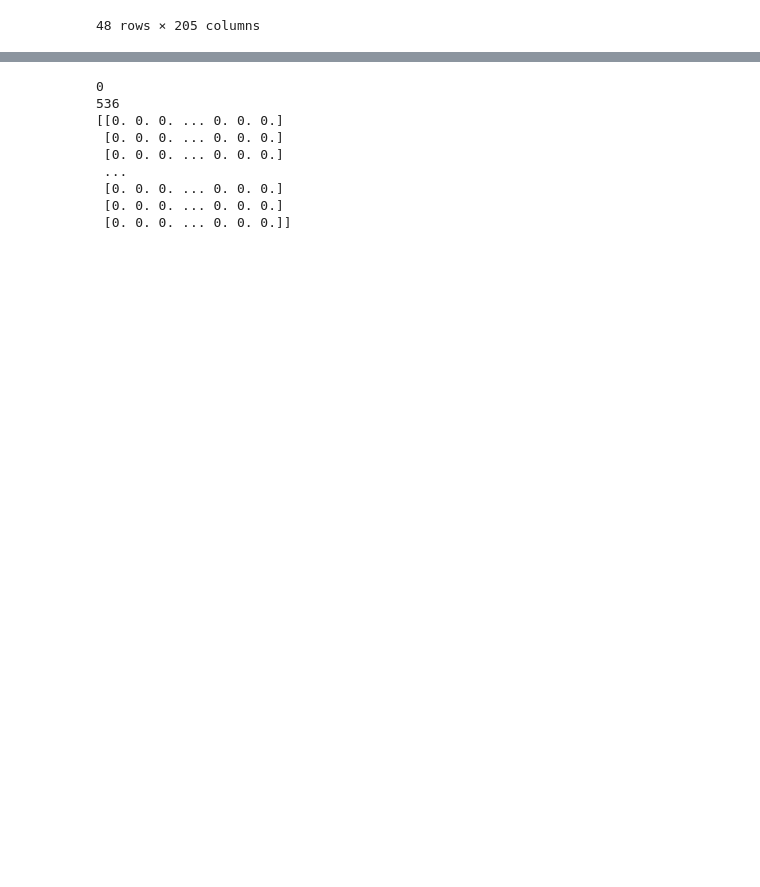
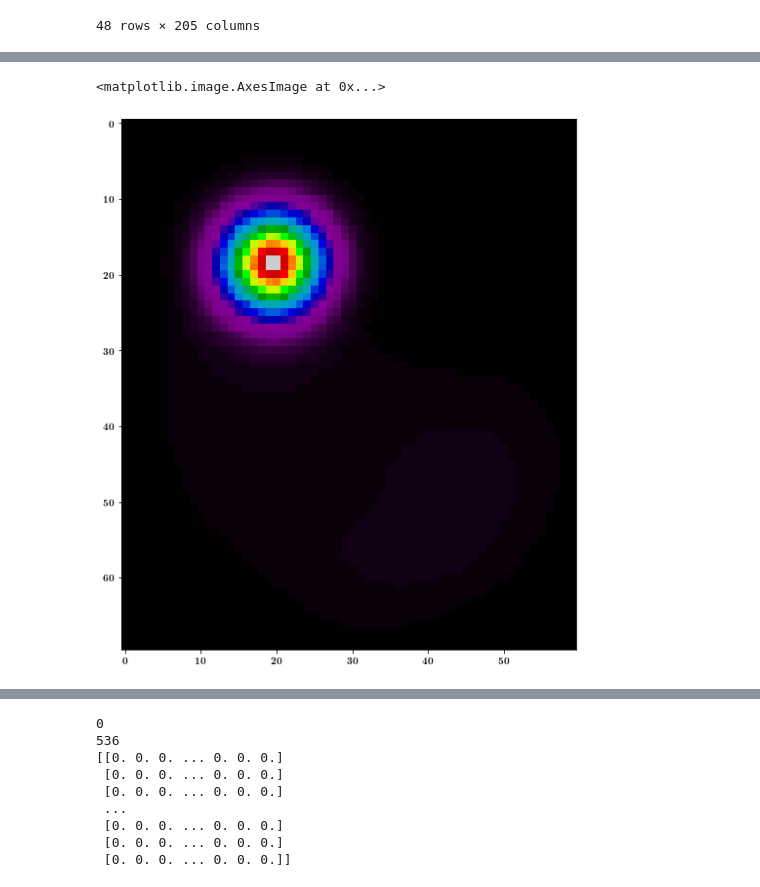
Before and after one commit to makes/plasma-dsp2022, a Jupyter notebook: makes-sandbox.ipynb, the cells around one changed output, grey strips where cells are left out. Saved outputs shown, nothing was run; the diff lists cells and outputs as text; code cells hidden in the pictures; blank space fills up the shorter version.

```diff
--- a/makes-sandbox.ipynb
+++ b/makes-sandbox.ipynb
@@ -337,0 +372,3 @@ cutout = flat_transformed[:, 256, :]
+# %%
+def get_projection(f, axis=1):
+    return np.sum(f, axis=axis)
@@ -337,0 +386,23 @@ cutout = flat_transformed[:, 256, :]
+# %%
+# https://stackoverflow.com/a/54571830/287954
+def trim_array(arr, mask):
+    bounding_box = tuple(
+        slice(np.min(indexes), np.max(indexes) + 1)
+        for indexes in np.where(mask))
+    return arr[bounding_box]
+
+def get_bbox(arr, mask):
+    bounding_box = tuple((np.min(indexes), np.max(indexes) + 1)
+        for indexes in np.where(mask))
+    return bounding_box
+
+t = trim_array(flat_transformed, flat_transformed != 0)
+peak = find_peak_f_coordinates(t)
+#cutout = slice_cutout(t, peak, axis=0)
+projection = get_projection(t, axis=2)
+fig, ax = plt.subplots(figsize=(10, 10))
+# cmaps: nipy_spectral, gist_stern, gist_ncar, turbo
+plt.imshow(projection, cmap='nipy_spectral', interpolation='none')
+# %% [output]
+<matplotlib.image.AxesImage at 0x...>
+[figure, added]
```
Also changed, not shown: parts of 25 cells of this notebook, 1 other file.
